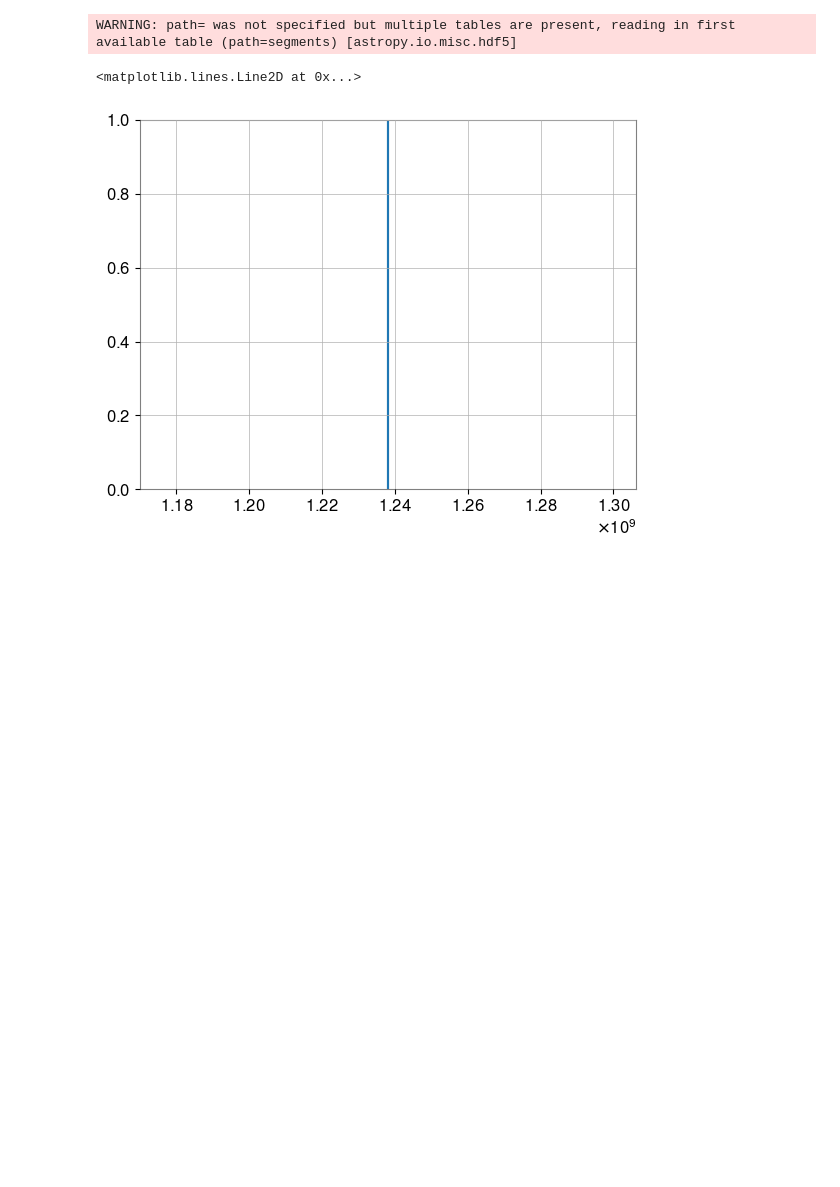
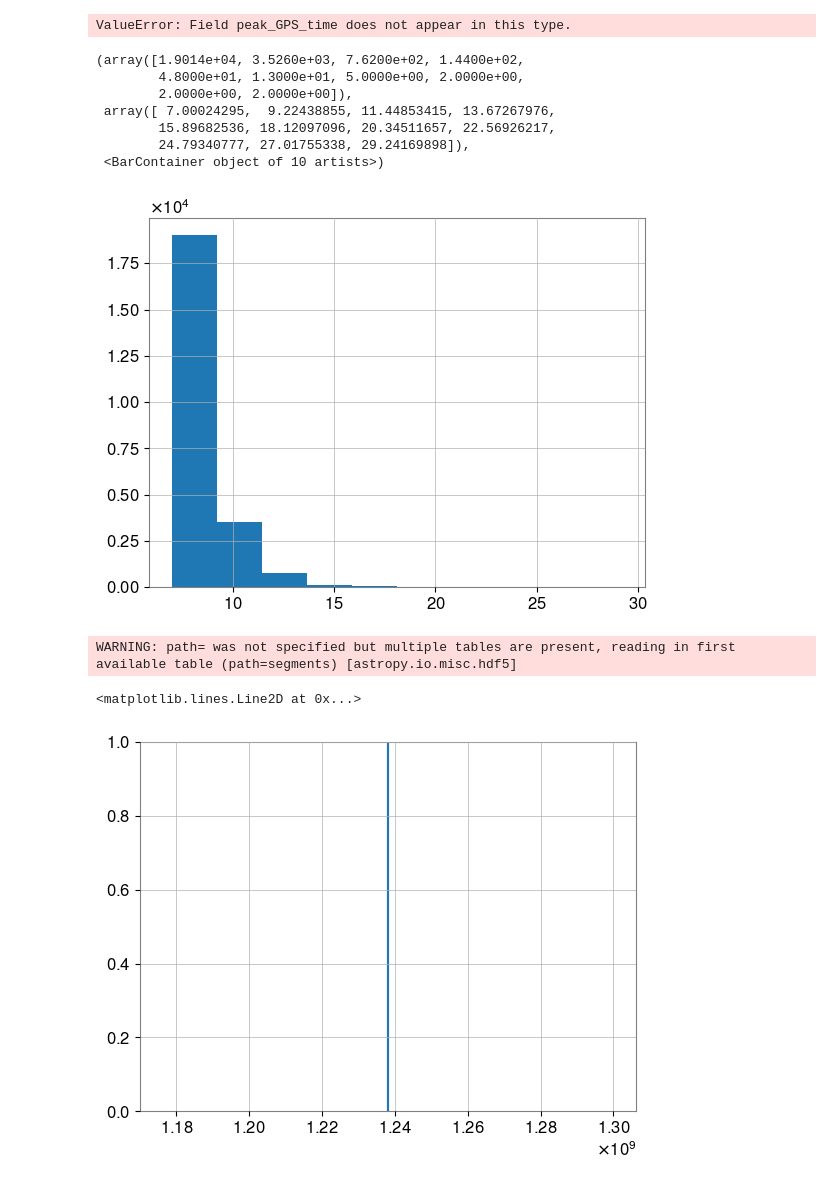
Before and after one commit to ashishmathew0297/gwpy-experiments, a Jupyter notebook: dq_data/testing_gaps.ipynb, the cells around one changed output. Saved outputs shown, nothing was run; the diff lists cells and outputs as text; code cells hidden in the pictures; blank space fills up the shorter version.

Commit message:
redid reading tables based on numpy vectorization

```diff
--- a/dq_data/testing_gaps.ipynb
+++ b/dq_data/testing_gaps.ipynb
@@ -5,0 +10,20 @@ import pandas as pd
+# %%
+file = '/home/detchar/triggers/L1/GDS_CALIB_STRAIN_OMICRON/12539/L1-GDS_CALIB_STRAIN_OMICRON-1253952766-320.h5'
+
+triggers = h5py.File(file, "r")["triggers"]  # This is an h5py dataset
+
+# Convert to pandas DataFrame
+df = pd.DataFrame({
+    "peak_GPS_time": triggers["peak_GPS_time"][:],
+    "peak_frequency": triggers["peak_frequency"][:],
+    "GPS_time_start": triggers["GPS_time_start"][:],
+    "GPS_time_end": triggers["GPS_time_end"][:],
+    "frequency_start": triggers["frequency_start"][:],
+    "frequency_end": triggers["frequency_end"][:],
+    "SNR": triggers["SNR"][:],
+    "Q": triggers["Q"][:],
+    "Amplitude": triggers["Amplitude"][:],
+    "phase": triggers["phase"][:]
+})
+# %% [output]
+ValueError: Field peak_GPS_time does not appear in this type.
@@ -6,3 +63,40 @@ import pandas as pd
+# %%
+def find_gaps_numpy(starts, ends, lower_bound, upper_bound):
+    """
+    Vectorized gap calculation between consecutive triggers.
+
+    Parameters:
+        starts (np.ndarray): start times of triggers
+        ends (np.ndarray): end times of triggers
+        lower_bound (float): min gap in seconds
+        upper_bound (float): max gap in seconds
+
+    Returns:
+        np.ndarray: shape (N,2) of valid gaps [gap_start, gap_end]
+    """
+    # Compute gaps vectorized
+    gap_starts = ends[:-1]
+    gap_ends   = starts[1:]
+    gaps       = gap_ends - gap_starts
+
+    # Apply bounds
+    valid_mask = (gaps > lower_bound) & (gaps < upper_bound)
+
+    # Return array of (gap_start, gap_end)
+    return np.column_stack((gap_starts[valid_mask], gap_ends[valid_mask]))
+
+gaps = find_gaps_numpy(starts, ends, 7, 30)
+# %%
+plt.hist(gaps[:, 1] - gaps[:, 0])
+# %% [output]
+(array([1.9014e+04, 3.5260e+03, 7.6200e+02, 1.4400e+02,
+        4.8000e+01, 1.3000e+01, 5.0000e+00, 2.0000e+00,
+        2.0000e+00, 2.0000e+00]),
+ array([ 7.00024295,  9.22438855, 11.44853415, 13.67267976,
+        15.89682536, 18.12097096, 20.34511657, 22.56926217,
+        24.79340777, 27.01755338, 29.24169898]),
+ <BarContainer object of 10 artists>)
+[figure, added]
 # %%
 run = 'O3a'
 ifo = 'L1'
```
Also changed, not shown: parts of 2 cells of this notebook, 1 other file.
